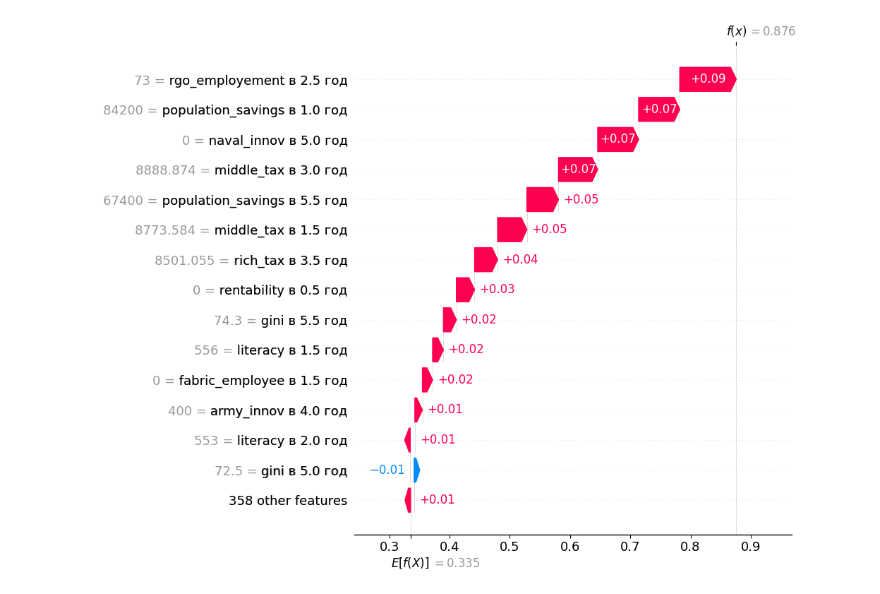
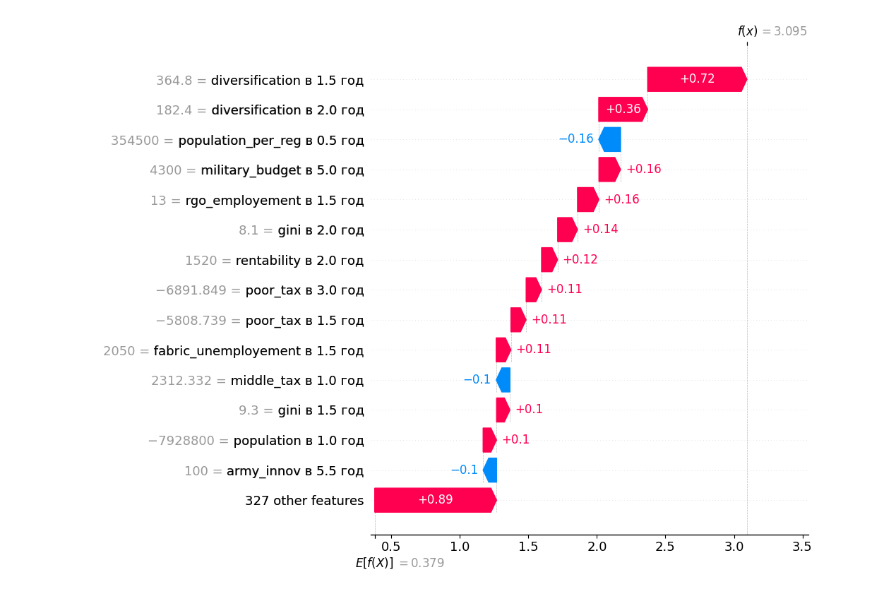
Before and after one commit to max12G/vic2-save, a Jupyter notebook: model/catboost.ipynb, the cells around one changed output. Cells and saved outputs as stored; diff of their text form; code cells hidden in the pictures.

```diff
--- a/model/catboost.ipynb
+++ b/model/catboost.ipynb
@@ -40,8 +45,15 @@ directory = os.listdir(path)
+# %%
+import os
+
+path = "data/"
+directory = os.listdir(path)
 # %%
 datasets = []
 
 for file in directory:
     if file == "NET_2.csv":
+        continue
+    if "_3" in file:
         continue
     if file == "FRA_1.csv":
         data4 = pd.read_csv(os.path.join(path, file))
@@ -67,19 +79,17 @@ seqs_y = []
 
 for df in datasets:
     x_s, y_s = prepare_country_data(df)
-
+    x_s = x_s[:-1]
     seq_X.append(x_s)
-    seqs_y.append(y_s)
+    seqs_y.append(prepare_target(y_s))
 
 
-X = np.concatenate(seq_X, axis=0)[:-4]
-y_raw = np.concatenate(seqs_y, axis=0)
+X = np.concatenate(seq_X, axis=0)
+y = np.concatenate(seqs_y, axis=0)
 
 
 X_val, y_val_raw = prepare_country_data(data4)
-X_val = X_val[:-4]
-
-y = prepare_target(y_raw)
+X_val = X_val[:-1]
 y_val = prepare_target(y_val_raw)
 
 # X_train_flat = z_normalization(X.reshape(X.shape[0], -1))
@@ -102,12 +127,14 @@ array([ 0.02841331,  0.03809674,  0.04953647, ..., -0.05650113,
 # %%
 model = CatBoostRegressor(
-    iterations=6000,
-    learning_rate=5e-3,
-    depth=6,
-    early_stopping_rounds=100,
+    iterations=10000,
+    learning_rate=3e-3,
+    depth=8,
+    early_stopping_rounds=300,
     verbose=50,
     loss_function='RMSE',
+    eval_metric='RMSE',
     l2_leaf_reg = 0.5,
+    task_type="GPU",
 )
 
 train_pool = Pool(X_train_flat, y)
@@ -157,7 +211,7 @@ plt.show()
 # %%
 importance = model.get_feature_importance()
 
-temp = data4
+temp = data4.copy()
 
 bad_cols = ["date", "gdp", "gdp_per_cap", "consuption", "supply",
                  "gdp_per_reg", "goverement", "most_popular_party", "flag_name"]
@@ -167,9 +221,10 @@ for col in bad_cols:
 names = temp.columns.tolist()
 
 fancy = []
-for name in names:
-    for n in range(12):
-        fancy.append(f"{name} в {(12 - n) / 2} год данных")
+for n in range(11):
+    years = (11 - n) / 2
+    for name in names:
+        fancy.append(f"{name} в {years} год")
 
 
 df = pd.DataFrame(
@@ -194,19 +249,19 @@ plt.show()
 # %%
 import shap
 
 fancy_shap = []
-for n in range(12):
-    years = (12 - n) / 2
+for n in range(11):
+    years = (11 - n) / 2
     for name in names:
         fancy_shap.append(f"{name} в {years} год")
 
 explainer = shap.Explainer(model)
 shap_values = explainer(X_train_flat)
 shap_values.feature_names = fancy_shap
 
-shap.plots.waterfall(shap_values[1000] * 100, max_display=15)
+shap.plots.waterfall(shap_values[50] * 100, max_display=15)
 # %% [output]
-[figure, old version]
+[figure, new version]
 # %%
 fname = "export_models/model"
 model.save_model(fname,
```
Also changed, not shown: parts of 11 cells of this notebook, 5 other files.
